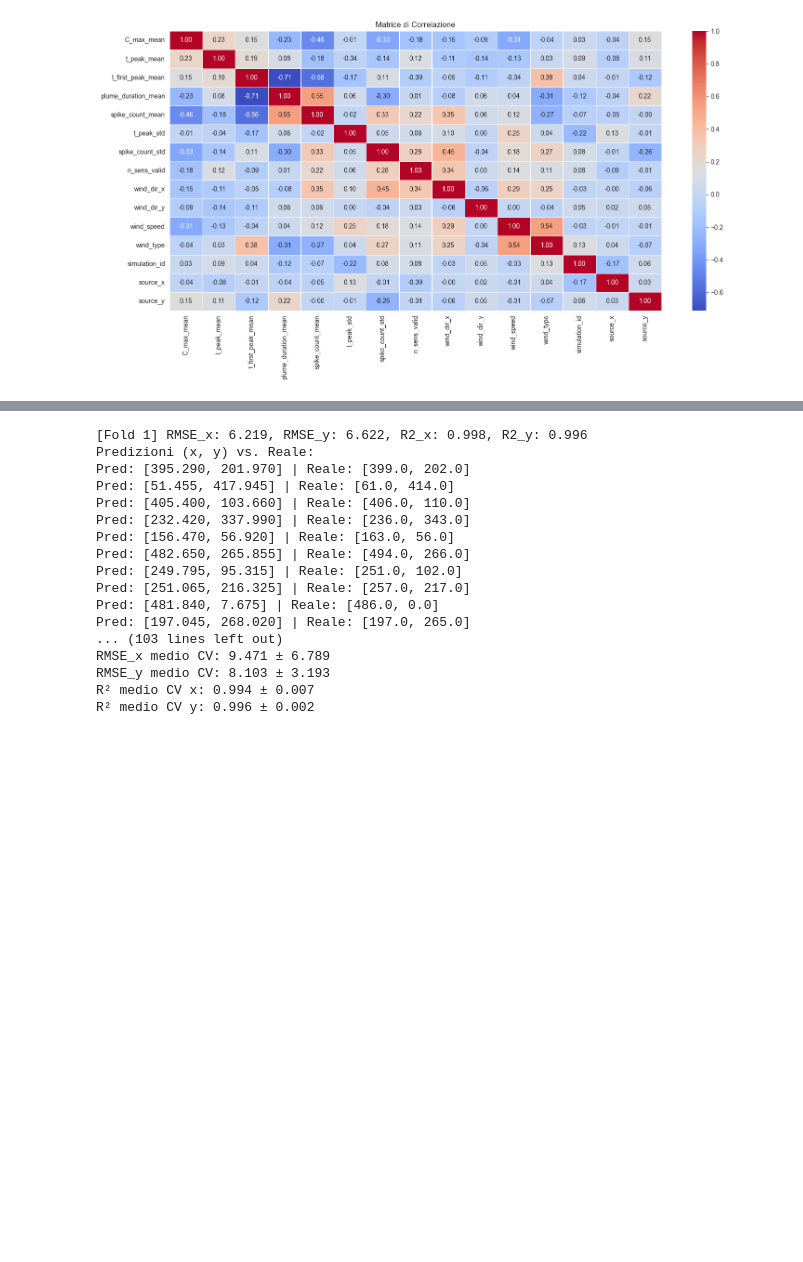
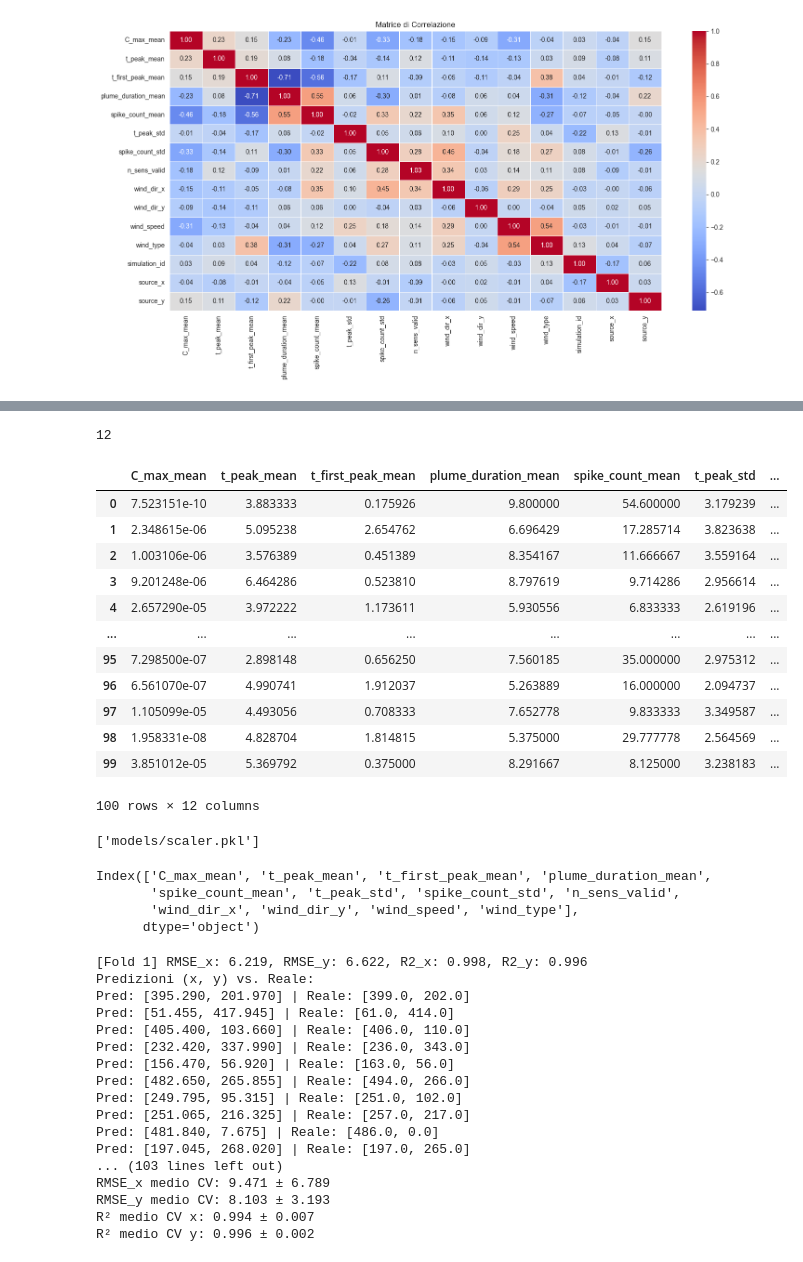
Before and after one commit to minicla03/Pention-System, a Jupyter notebook: EmissionSouceLocalization/emission_source.ipynb, the cells around one changed output, grey strips where cells are left out. Cells and saved outputs as stored; diff of their text form; code cells hidden in the pictures; blank space fills up the shorter version.

```diff
--- a/EmissionSouceLocalization/emission_source.ipynb
+++ b/EmissionSouceLocalization/emission_source.ipynb
@@ -471,0 +475,26 @@ X = X_scaled.drop(columns=["simulation_id"])
+# %%
+len(cols_to_scale)
+# %% [output]
+12
+# %%
+features_df[cols_to_scale]
+# %% [output]
+|  | C_max_mean | t_peak_mean | t_first_peak_mean | plume_duration_mean | spike_count_mean | t_peak_std | ... |
+| 0 | 7.523151e-10 | 3.883333 | 0.175926 | 9.800000 | 54.600000 | 3.179239 | ... |
+| 1 | 2.348615e-06 | 5.095238 | 2.654762 | 6.696429 | 17.285714 | 3.823638 | ... |
+| 2 | 1.003106e-06 | 3.576389 | 0.451389 | 8.354167 | 11.666667 | 3.559164 | ... |
+| 3 | 9.201248e-06 | 6.464286 | 0.523810 | 8.797619 | 9.714286 | 2.956614 | ... |
+| 4 | 2.657290e-05 | 3.972222 | 1.173611 | 5.930556 | 6.833333 | 2.619196 | ... |
+| ... | ... | ... | ... | ... | ... | ... | ... |
+| 95 | 7.298500e-07 | 2.898148 | 0.656250 | 7.560185 | 35.000000 | 2.975312 | ... |
+| 96 | 6.561070e-07 | 4.990741 | 1.912037 | 5.263889 | 16.000000 | 2.094737 | ... |
+| 97 | 1.105099e-05 | 4.493056 | 0.708333 | 7.652778 | 9.833333 | 3.349587 | ... |
+| 98 | 1.958331e-08 | 4.828704 | 1.814815 | 5.375000 | 29.777778 | 2.564569 | ... |
+| 99 | 3.851012e-05 | 5.369792 | 0.375000 | 8.291667 | 8.125000 | 3.238183 | ... |
+100 rows × 12 columns
+# %%
+import joblib
+model_filename = "models/scaler.pkl"
+joblib.dump(scaler, model_filename)
+# %% [output]
+['models/scaler.pkl']
@@ -472,3 +506,10 @@ X = X_scaled.drop(columns=["simulation_id"])
+# %%
+X.columns
+# %% [output]
+Index(['C_max_mean', 't_peak_mean', 't_first_peak_mean', 'plume_duration_mean',
+       'spike_count_mean', 't_peak_std', 'spike_count_std', 'n_sens_valid',
+       'wind_dir_x', 'wind_dir_y', 'wind_speed', 'wind_type'],
+      dtype='object')
 # %%
 from sklearn.model_selection import GroupKFold
 
```
Also changed, not shown: parts of 6 cells of this notebook, 5 other files.
